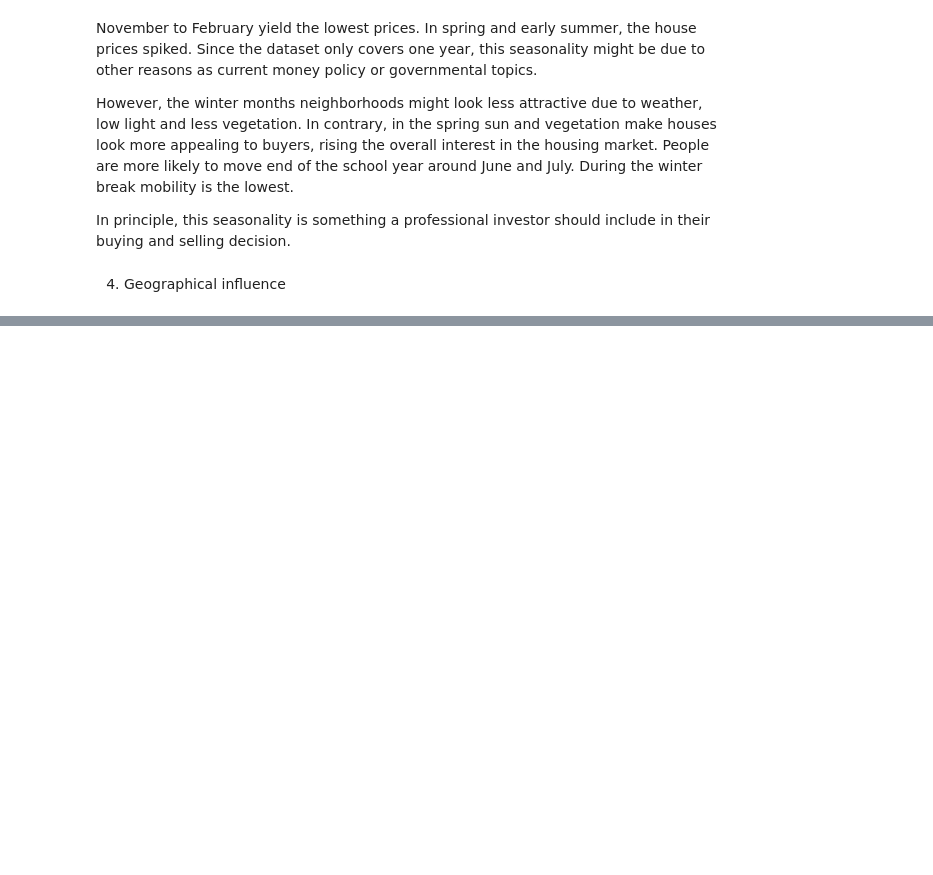
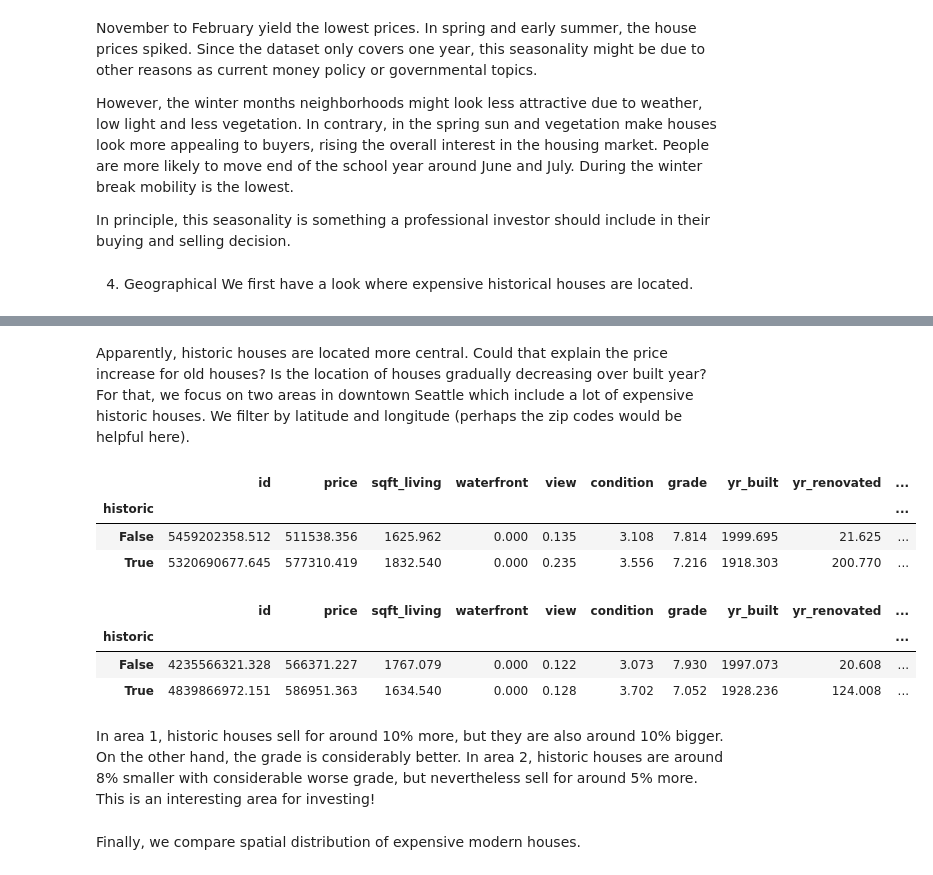
Before and after one commit to felix-roc/ds-projects-EDA, a Jupyter notebook: EDA.ipynb, the cells around one changed output, grey strips where cells are left out. Drawn from its saved outputs; the diff is of its cells as text; code cells hidden in the pictures; blank space fills up the shorter version.

```diff
--- a/EDA.ipynb
+++ b/EDA.ipynb
@@ -486,7 +490,8 @@ November to February yield the lowest prices. In spring and early summer, the ho
 However, the winter months neighborhoods might look less attractive due to weather, low light and less vegetation. In contrary, in the spring sun and vegetation make houses look more appealing to buyers, rising the overall interest in the housing market. People are more likely to move end of the school year around June and July. During the winter break mobility is the lowest.
 
 In principle, this seasonality is something a professional investor should include in their buying and selling decision.
-# %% [markdown]
-4. Geographical influence
+# %% [markdown]
+4. Geographical
+We first have a look where expensive historical houses are located.
 # %%
 fig = px.density_mapbox(df_hist, lat="lat", lon="long", z="price_log",
@@ -506,6 +511,26 @@ fig.show()
 fig.write_image('images/map_prices_historic.png')
 # %% [output]
 [interactive output not drawn]
+# %% [markdown]
+Apparently, historic houses are located more central. Could that explain the price increase for old houses? Is the location of houses gradually decreasing over built year? For that, we focus on two areas in downtown Seattle which include a lot of expensive historic houses. We filter by latitude and longitude (perhaps the zip codes would be helpful here).
+# %%
+df_ad.query('47.56 < lat < 47.63 and -122.325 < long < -122.28').groupby('historic').mean()
+# %% [output]
+|  | id | price | sqft_living | waterfront | view | condition | grade | yr_built | yr_renovated | ... |
+| historic |  |  |  |  |  |  |  |  |  | ... |
+| False | 5459202358.512 | 511538.356 | 1625.962 | 0.000 | 0.135 | 3.108 | 7.814 | 1999.695 | 21.625 | ... |
+| True | 5320690677.645 | 577310.419 | 1832.540 | 0.000 | 0.235 | 3.556 | 7.216 | 1918.303 | 200.770 | ... |
+# %%
+df_ad.query('47.65 < lat < 47.7 and -122.4 < long < -122.26').groupby('historic').mean()
+# %% [output]
+|  | id | price | sqft_living | waterfront | view | condition | grade | yr_built | yr_renovated | ... |
+| historic |  |  |  |  |  |  |  |  |  | ... |
+| False | 4235566321.328 | 566371.227 | 1767.079 | 0.000 | 0.122 | 3.073 | 7.930 | 1997.073 | 20.608 | ... |
+| True | 4839866972.151 | 586951.363 | 1634.540 | 0.000 | 0.128 | 3.702 | 7.052 | 1928.236 | 124.008 | ... |
+# %% [markdown]
+In area 1, historic houses sell for around 10% more, but they are also around 10% bigger. On the other hand, the grade is considerably better. In area 2, historic houses are around 8% smaller with considerable worse grade, but nevertheless sell for around 5% more. This is an interesting area for investing!
+# %% [markdown]
+Finally, we compare spatial distribution of expensive modern houses.
 # %%
 fig = px.density_mapbox(df_modern, lat="lat", lon="long", z="price_log",
                         radius=3,
```
Also changed, not shown: parts of 9 cells of this notebook, 6 other files.
